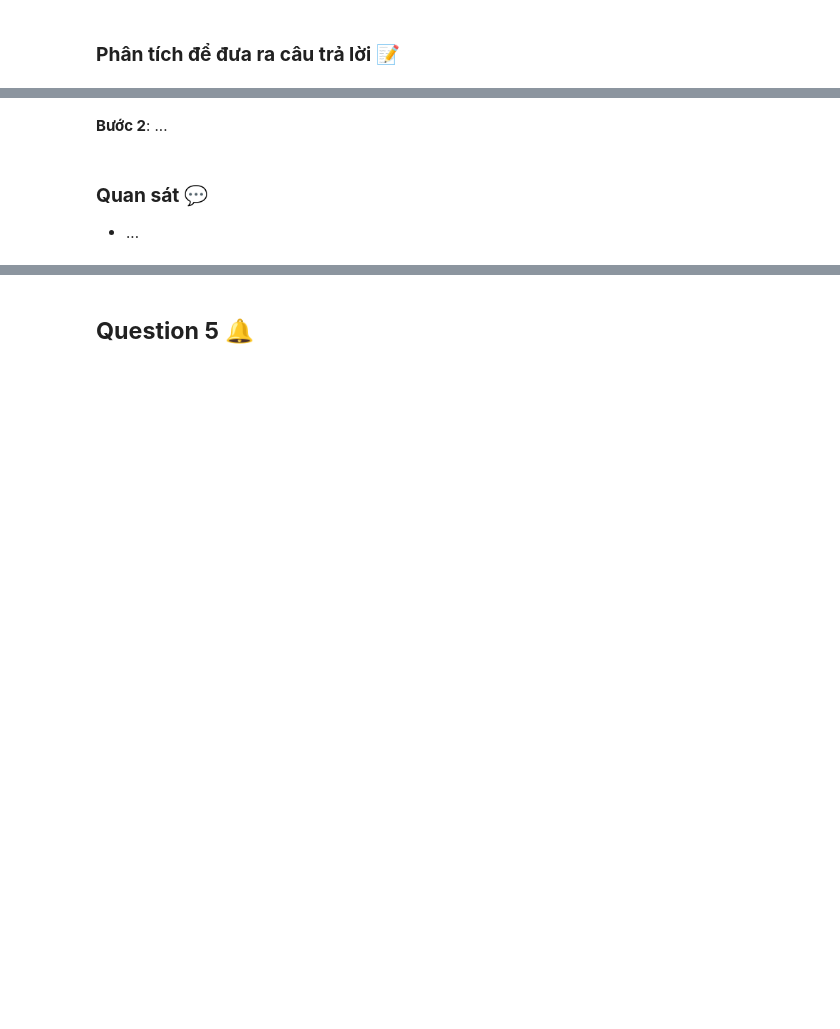
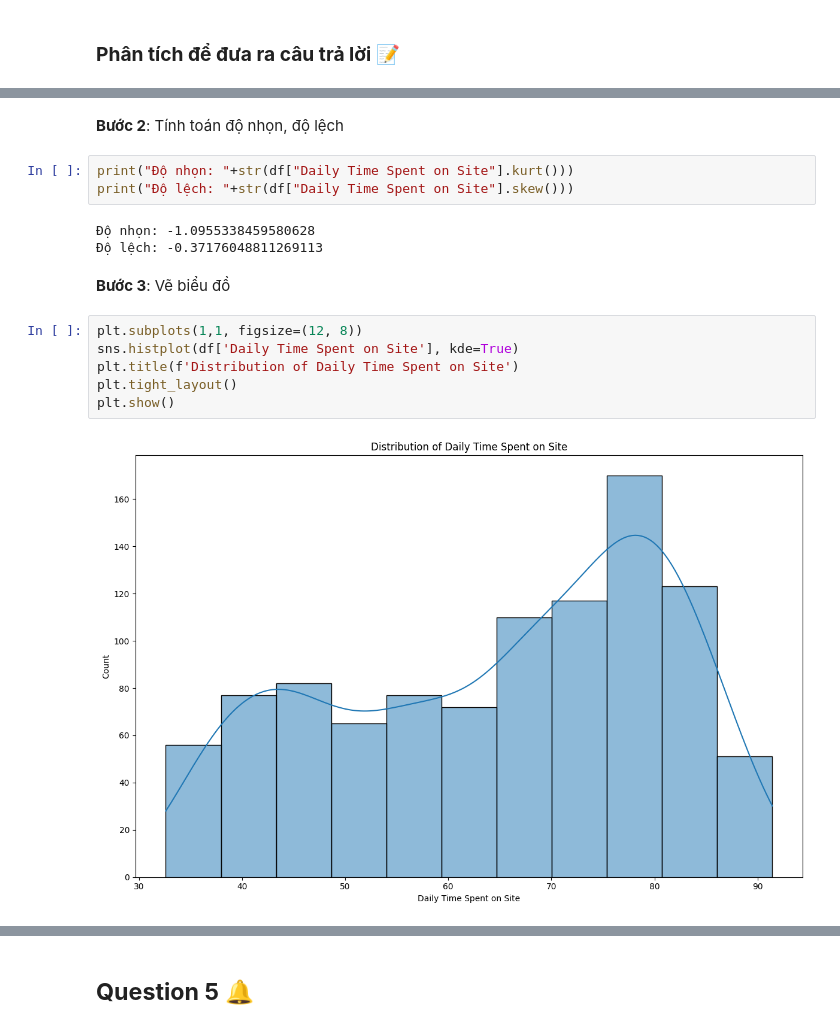
Before and after one commit to Alexieve/Applied-Data-Analytics, a Jupyter notebook: Notebooks/2-EDA/2_EDA.ipynb, the cells around one changed output, grey strips where cells are left out. Drawn from its saved outputs; the diff is of its cells as text; blank space fills up the shorter version.

```diff
--- a/Notebooks/2-EDA/2_EDA.ipynb
+++ b/Notebooks/2-EDA/2_EDA.ipynb
@@ -177,5 +239,18 @@ BƯỚC 3: Phân tích đơn biến trong các cột dữ liệu số 🔥
 # %% [markdown]
-**Bước 2**: ...
+**Bước 2**: Tính toán độ nhọn, độ lệch
-# %% [markdown]
-### **Quan sát** 💬
-- ...
+# %%
+print("Độ nhọn: "+str(df["Daily Time Spent on Site"].kurt()))
+print("Độ lệch: "+str(df["Daily Time Spent on Site"].skew()))
+# %% [output]
+Độ nhọn: -1.0955338459580628
+Độ lệch: -0.37176048811269113
+# %% [markdown]
+**Bước 3**: Vẽ biểu đồ
+# %%
+plt.subplots(1,1, figsize=(12, 8))
+sns.histplot(df['Daily Time Spent on Site'], kde=True)
+plt.title(f'Distribution of Daily Time Spent on Site')
+plt.tight_layout()
+plt.show()
+# %% [output]
+[figure, added]
```
Also changed, not shown: parts of 47 cells of this notebook, 1 other file.
